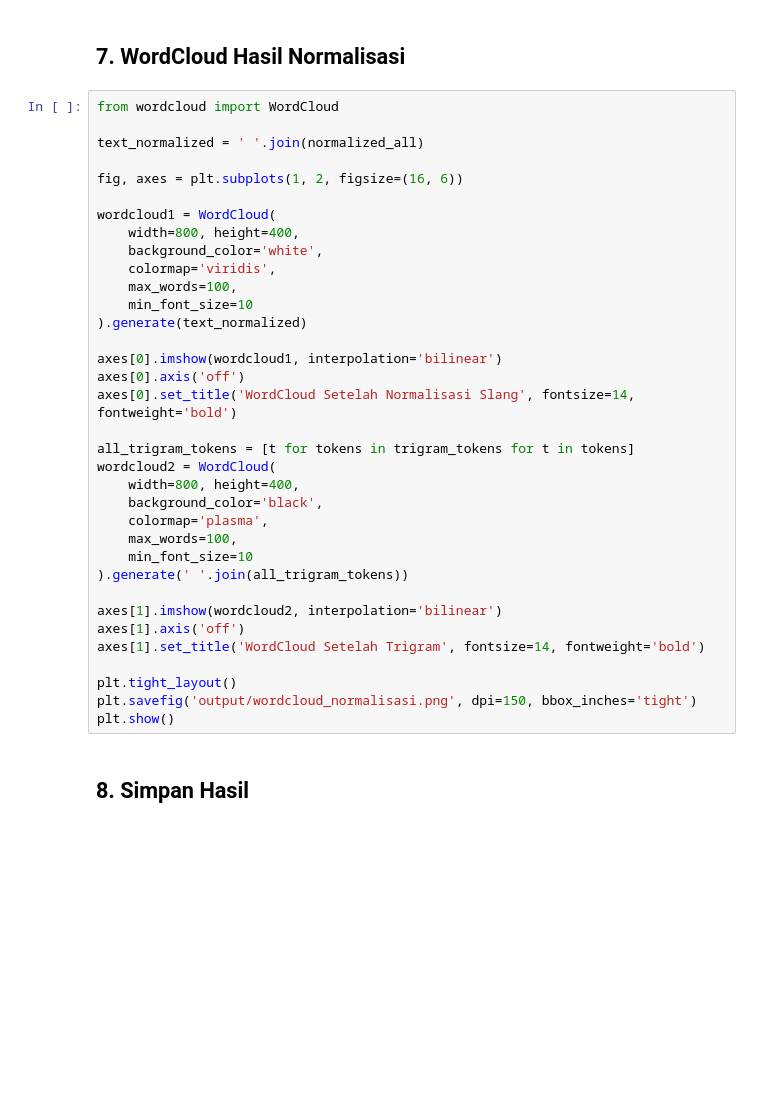
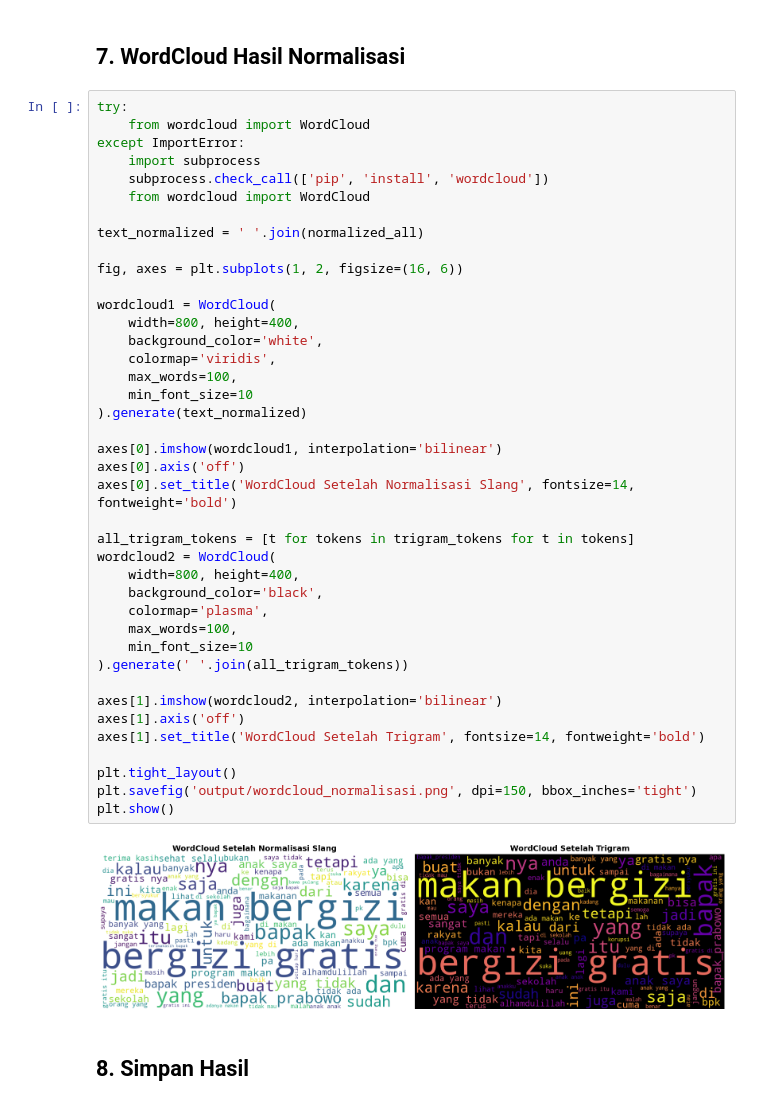
Before and after one commit to saikin12/topic-modeling_mbg, a Jupyter notebook: normalisasi_slang.ipynb, the cells around one changed output. Cells and saved outputs as stored; diff of their text form; blank space fills up the shorter version.

```diff
--- a/normalisasi_slang.ipynb
+++ b/normalisasi_slang.ipynb
@@ -494,40 +578,47 @@ for i in range(3):
 # %% [markdown]
 ## 7. WordCloud Hasil Normalisasi
 # %%
-from wordcloud import WordCloud
+try:
+    from wordcloud import WordCloud
+except ImportError:
+    import subprocess
+    subprocess.check_call(['pip', 'install', 'wordcloud'])
+    from wordcloud import WordCloud
 
 text_normalized = ' '.join(normalized_all)
 
 fig, axes = plt.subplots(1, 2, figsize=(16, 6))
 
 wordcloud1 = WordCloud(
     width=800, height=400,
     background_color='white',
     colormap='viridis',
     max_words=100,
     min_font_size=10
 ).generate(text_normalized)
 
 axes[0].imshow(wordcloud1, interpolation='bilinear')
 axes[0].axis('off')
 axes[0].set_title('WordCloud Setelah Normalisasi Slang', fontsize=14, fontweight='bold')
 
 all_trigram_tokens = [t for tokens in trigram_tokens for t in tokens]
 wordcloud2 = WordCloud(
     width=800, height=400,
     background_color='black',
     colormap='plasma',
     max_words=100,
     min_font_size=10
 ).generate(' '.join(all_trigram_tokens))
 
 axes[1].imshow(wordcloud2, interpolation='bilinear')
 axes[1].axis('off')
 axes[1].set_title('WordCloud Setelah Trigram', fontsize=14, fontweight='bold')
 
 plt.tight_layout()
 plt.savefig('output/wordcloud_normalisasi.png', dpi=150, bbox_inches='tight')
 plt.show()
+# %% [output]
+[figure, added]
 # %% [markdown]
 ## 8. Simpan Hasil
 # %%
```
Also changed, not shown: parts of 9 cells of this notebook, 15 other files.
